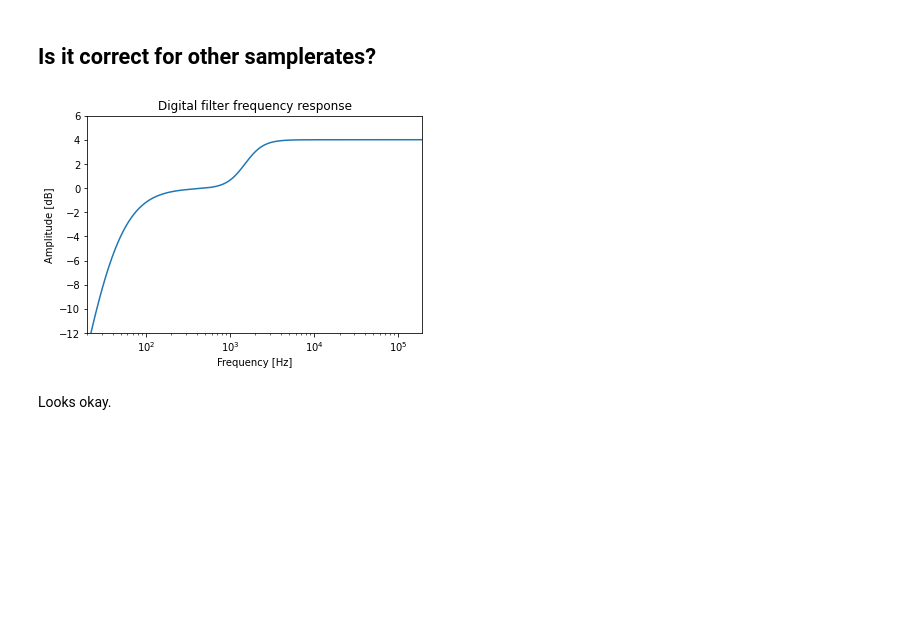
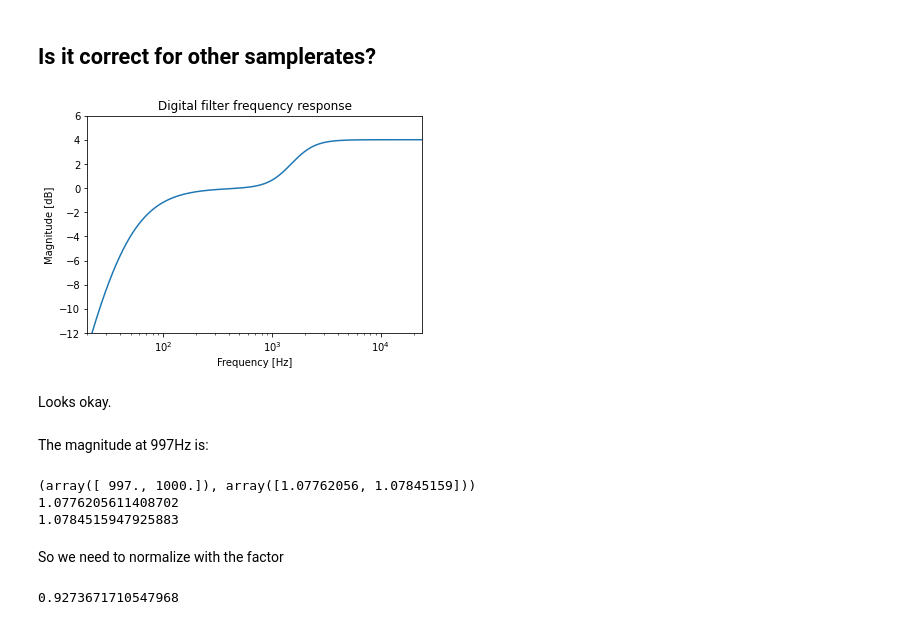
Before and after one commit to trummerschlunk/master_me, a Jupyter notebook: lib/ebur128.ipynb, the cells around one changed output. Cells and saved outputs as stored; diff of their text form; code cells hidden in the pictures; blank space fills up the shorter version.

```diff
--- a/lib/ebur128.ipynb
+++ b/lib/ebur128.ipynb
@@ -264,38 +264,56 @@ print(f'{m} dB')
 # %% [markdown]
 ## Is it correct for other samplerates?
 # %%
-samplerate = 48000*8
+samplerate = 48000
 
 def decibel2factor(decibel):
     return np.power(10, (decibel/20.0))
 
 def freq2k(freq, samplerate):
     return np.tan(np.pi * freq / samplerate)
 
 K1 = freq2k(1681.7632251028442, samplerate)
 V_0 = decibel2factor(3.9997778685513232)
 K2 = freq2k(38.135470876002174, samplerate)
 Q = 0.5003270373223665
 
 sos = np.vstack(
     (np.array(hf_boost_shelv(K1, V_0)),
      np.array(highpass(K2, Q)))
 )
 w, h = scipy.signal.sosfreqz(sos, worN=2**20, fs=samplerate)
 
 fig, ax1 = plt.subplots()
 ax1.set_title('Digital filter frequency response')
 
 ax1.plot(w, 20 * np.log10(abs(h)))
 
 ax1.set_xlabel('Frequency [Hz]')
 ax1.set_xscale('log')
-ax1.set_ylabel('Amplitude [dB]')
+ax1.set_ylabel('Magnitude [dB]')
 
 plt.xlim(20, samplerate/2.0)
 plt.ylim(-12, 6)
 plt.show()
 # %% [output]
-[figure, old version]
+[figure, new version]
 # %% [markdown]
 Looks okay.
+# %% [markdown]
+The magnitude at 997Hz is:
+# %%
+w2, h2 = scipy.signal.sosfreqz(sos, np.array([997.0, 1000.0]),
+                               fs=samplerate)
+print((w2, np.abs(h2)))
+for mag in np.abs(h2):
+    print(mag)
+# %% [output]
+(array([ 997., 1000.]), array([1.07762056, 1.07845159]))
+1.0776205611408702
+1.0784515947925883
+# %% [markdown]
+So we need to normalize with the factor
+# %%
+1/1.0783215442731167
+# %% [output]
+0.9273671710547968
```
Also changed, not shown: parts of 2 cells of this notebook.
